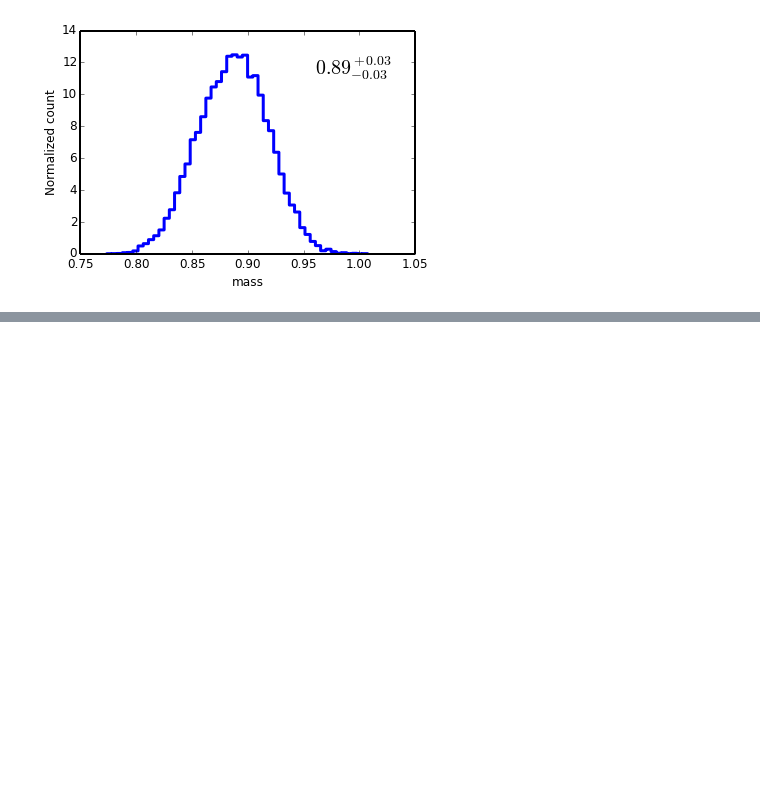
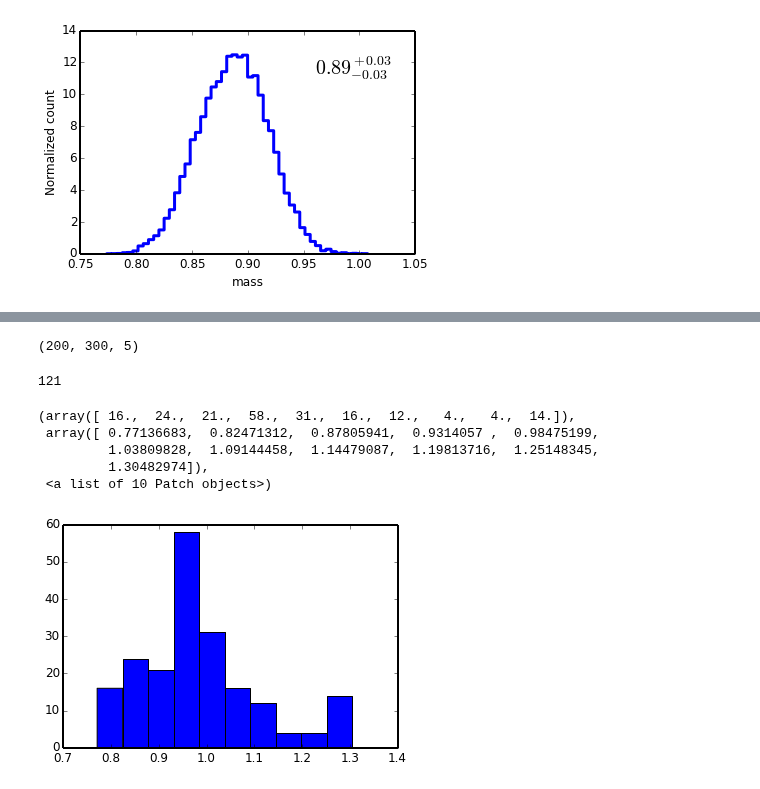
Before and after one commit to timothydmorton/isochrones, a Jupyter notebook: demo.ipynb, the cells around one changed output, grey strips where cells are left out. Saved outputs shown, nothing was run; the diff lists cells and outputs as text; code cells hidden in the pictures; blank space fills up the shorter version.

```diff
--- a/demo.ipynb
+++ b/demo.ipynb
@@ -97,0 +208,4 @@ mod.plot_samples('mass')
+# %%
+smod.sampler.chain.shape
+# %% [output]
+(200, 300, 5)
@@ -97,0 +214,13 @@ mod.plot_samples('mass')
+# %%
+wokinds = np.where(smod.sampler.naccepted/smod.sampler.iterations > 0.15)[0]
+print len(wokinds)
+inds = rand.randint(len(wokinds),size=200)
+hist(smod.sampler.chain[wokinds[inds],:,:].mean(axis=1)[:,0])
+# %% [output]
+121
+(array([ 16.,  24.,  21.,  58.,  31.,  16.,  12.,   4.,   4.,  14.]),
+ array([ 0.77136683,  0.82471312,  0.87805941,  0.9314057 ,  0.98475199,
+         1.03809828,  1.09144458,  1.14479087,  1.19813716,  1.25148345,
+         1.30482974]),
+ <a list of 10 Patch objects>)
+[figure, added]
```
Also changed, not shown: parts of 20 cells of this notebook, 1 other file.
